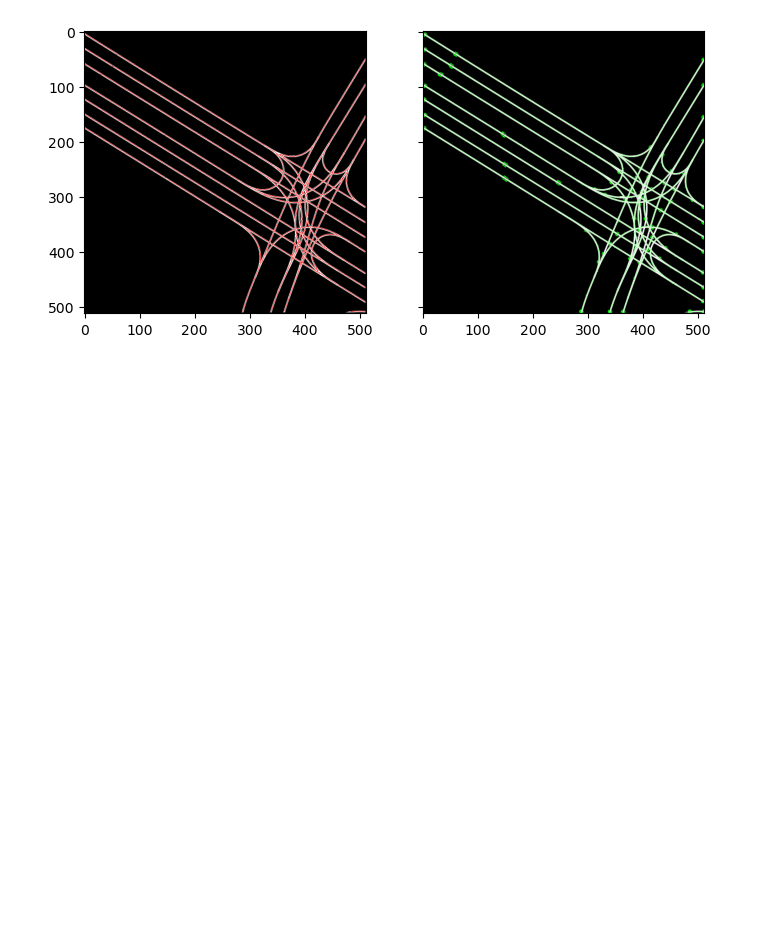
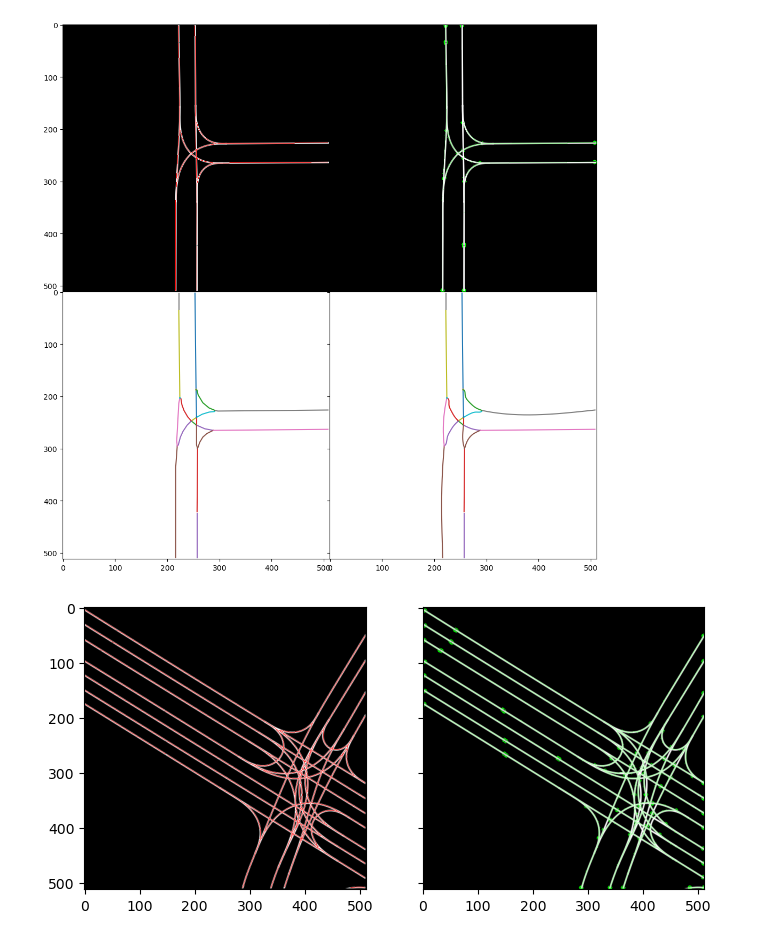
Before and after one commit to Excitablecell/extract-raster-network, a Jupyter notebook: extract_lanes.ipynb, the cells around one changed output. Drawn from its saved outputs; the diff is of its cells as text; code cells hidden in the pictures; blank space fills up the shorter version.

```diff
--- a/extract_lanes.ipynb
+++ b/extract_lanes.ipynb
@@ -14,20 +5,0 @@ im = Image.open(png_file)
-# %%
-px = find_color(im, rgb).T
-g = extract_network(px, 4)
-print(f'Extracted street network:')
-print(f'  - {len(g.nodes())} nodes')
-print(f'  - {len(g.edges())} edges')
-
-# skel = skeletonize(px)
-skel = thin(px)
-
-skel_path = png_file.replace('.png', '.skel.png')
-img_skeleton = render_skeleton(im, skel, (255, 0, 0))
-
-out_path = png_file.replace('.png', '.grid.png')
-img_network = render_network(im, g, (0, 255, 0))
-
-fig, axes = plt.subplots(nrows=1, ncols=2, figsize=(10, 5), sharex=True, sharey=True)
-axes[0].imshow(img_skeleton)
-axes[1].imshow(img_network)
-plt.show()
@@ -52,0 +6,60 @@ graph edges: 366
+# %%
+from cubic_spline import CubicSpline2D
+from extract_network import find_color, extract_network, render_skeleton, render_network
+
+# def generate_frenet_frame(centerline_pts: np.ndarray):
+def generate_frenet_frame(xs: np.ndarray, ys: np.ndarray):
+    cubic_spline = CubicSpline2D(xs, ys)
+    s = np.arange(0, cubic_spline.s[-1], 0.1)
+    # s = np.linspace(0, cubic_spline.s[-1], xs.shape[0])
+    ref_xy = [cubic_spline.calc_position(i_s) for i_s in s]
+    ref_yaw = [cubic_spline.calc_yaw(i_s) for i_s in s]
+    ref_rk = [cubic_spline.calc_curvature(i_s) for i_s in s]
+    return cubic_spline, np.column_stack((ref_xy, ref_yaw, ref_rk))
+
+def image_to_polylines(im: Image) -> np.ndarray:
+    rgb = (255, 255, 255)
+    px = find_color(im, rgb).T
+    skel, g = extract_network(px, 4)
+
+    def network_to_polylines(g: nx.Graph):
+        for i, (n1, n2, k) in enumerate(g.edges(keys=True)):
+            edge = g[n1][n2][k]
+            path = edge['path']
+            coords = np.array(path.coords)
+            yield coords
+
+    polylines = network_to_polylines(g)
+
+    fig, axes = plt.subplots(2, 2, figsize=(10, 10), sharex=True, sharey=True)
+    axes = axes.ravel()
+    img_skeleton = render_skeleton(im, skel, (255, 0, 0))
+    img_network = render_network(im, g, (0, 255, 0))
+    axes[0].imshow(img_skeleton)
+    axes[1].imshow(img_network)
+
+    for polyline in polylines:
+        xs = polyline[:, 0]
+        ys = polyline[:, 1]
+        axes[2].plot(xs, ys)
+
+        cubic_spline, ref_curve = generate_frenet_frame(xs, ys)
+        axes[3].plot(ref_curve[:, 0], ref_curve[:, 1])
+
+    axes[0].imshow(img_skeleton)
+    axes[1].imshow(img_network)
+    axes[2].set_aspect('equal')
+    axes[2].invert_yaxis()
+    axes[3].set_aspect('equal')
+    axes[3].invert_yaxis()
+    plt.subplots_adjust(top=1, bottom=0, right=1, left=0, hspace=0, wspace=0)
+    plt.margins(0, 0)
+    plt.show()
+
+    return polylines
+
+
+png_file = 'samples/gt/0_gray.png'
+im = Image.open(png_file)
+polylines = image_to_polylines(im)
+# %% [output]
@@ -53,2 +77,3 @@ graph edges: 366
+[figure, added]
 # %%
 degrees = [val for (node, val) in G.degree()]
```
Also changed, not shown: parts of 6 cells of this notebook, 1 other file.
